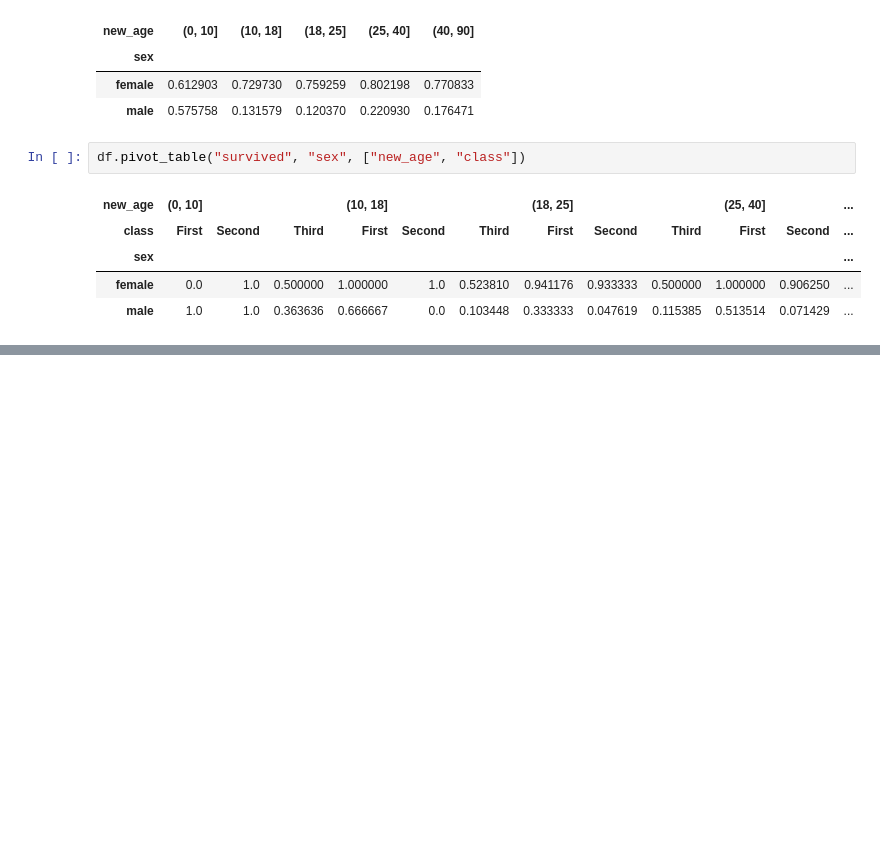
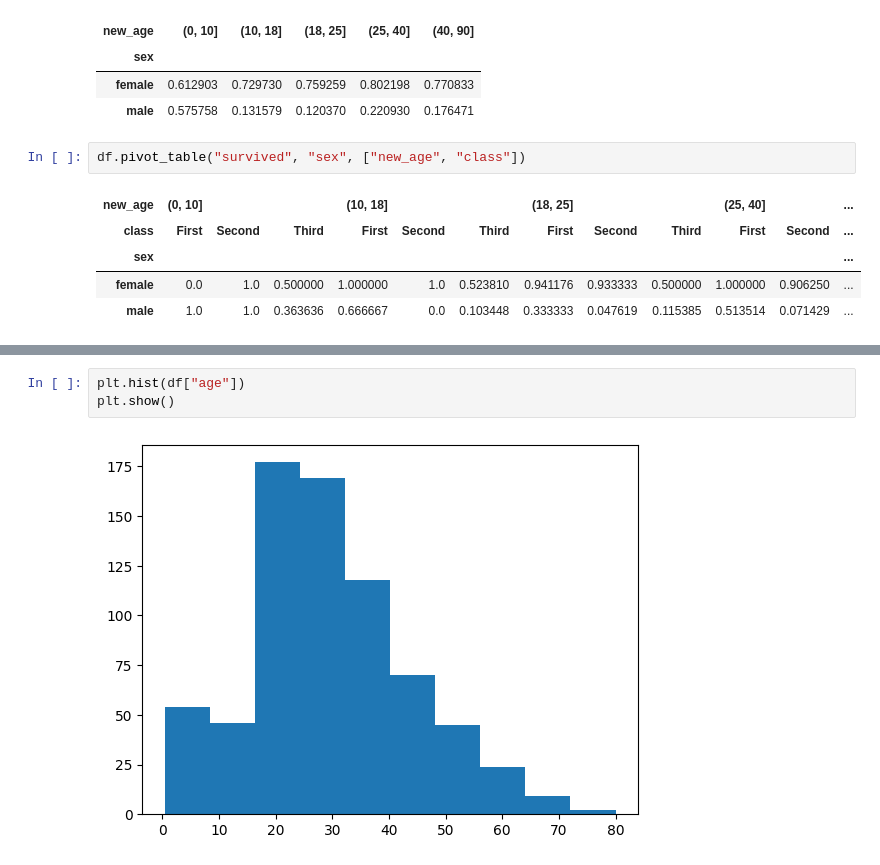
Before and after one commit to lacteavian/miuul_machine_learning_bootcamp, a Jupyter notebook: week2_notes.ipynb, the cells around one changed output, grey strips where cells are left out. Cells and saved outputs as stored; diff of their text form; blank space fills up the shorter version.

```diff
--- a/week2_notes.ipynb
+++ b/week2_notes.ipynb
@@ -741,0 +888,5 @@ df.pivot_table("survived", "sex", ["new_age", "class"])
+# %%
+plt.hist(df["age"])
+plt.show()
+# %% [output]
+[figure, added]
```
Also changed, not shown: parts of 93 cells of this notebook.
